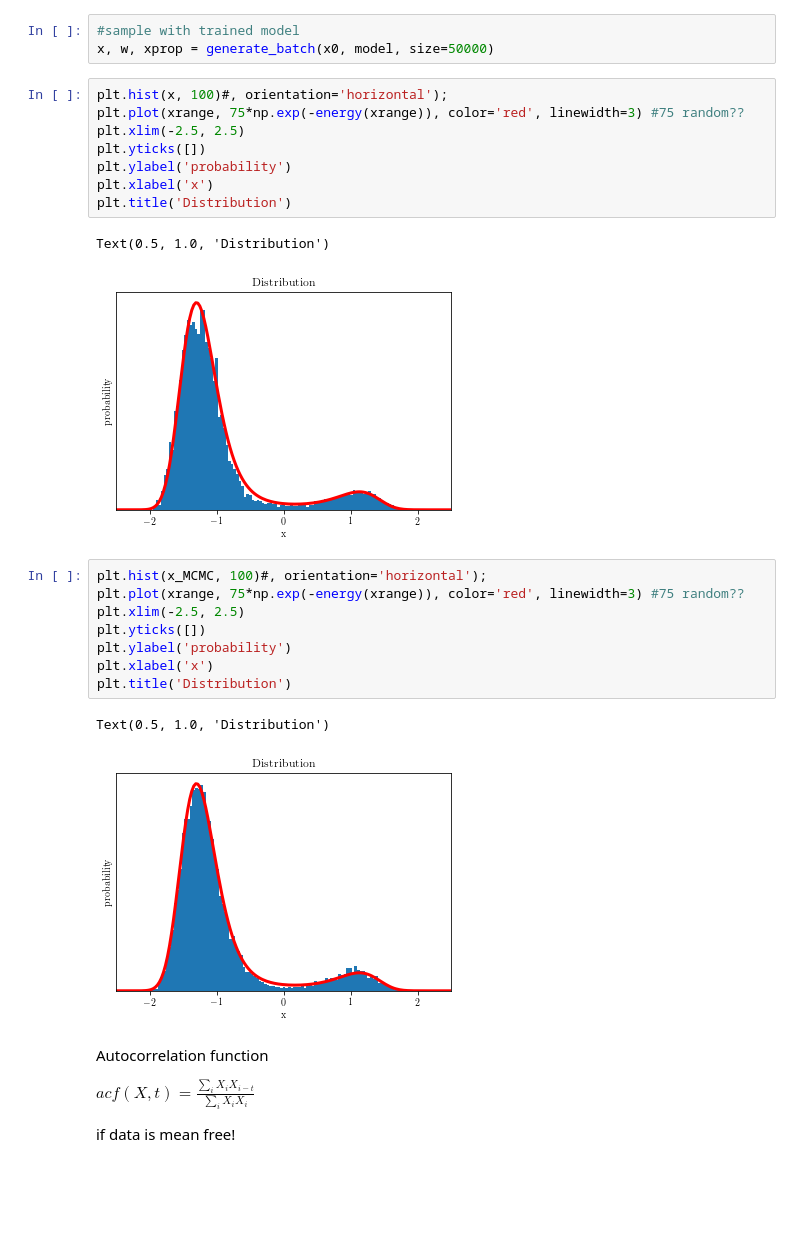
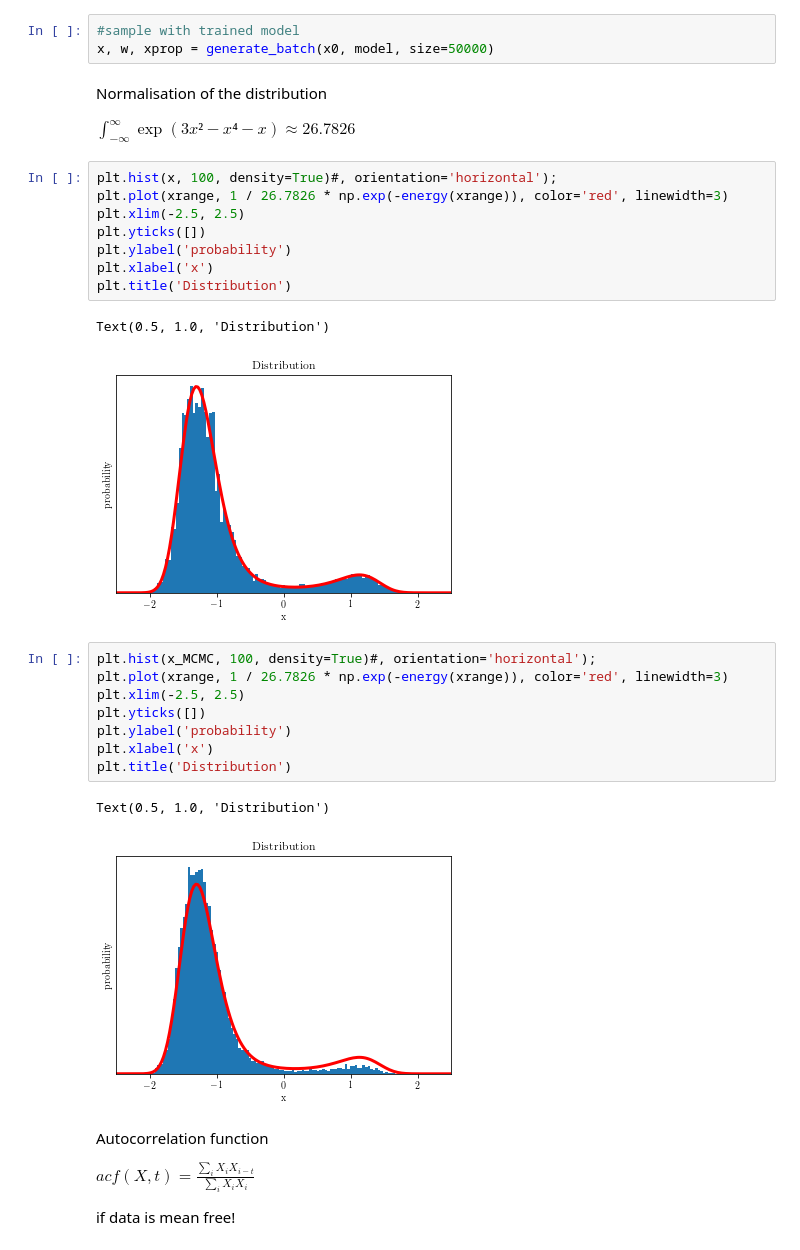
Before and after one commit to LeonKlein/MetroGens, a Jupyter notebook: MetroGens_DoubleWell.ipynb, the cells around one changed output. Cells and saved outputs as stored; diff of their text form; blank space fills up the shorter version.

```diff
--- a/MetroGens_DoubleWell.ipynb
+++ b/MetroGens_DoubleWell.ipynb
@@ -473,9 +473,13 @@ Text(0.5, 0, 'Step')
 # %%
 #sample with trained model
 x, w, xprop = generate_batch(x0, model, size=50000)
+# %% [markdown]
+Normalisation of the distribution
+
+$\int_{-\infty}^{\infty} \exp(3x²-x⁴-x) \approx 26.7826$
 # %%
-plt.hist(x, 100)#, orientation='horizontal');
-plt.plot(xrange, 75*np.exp(-energy(xrange)), color='red', linewidth=3) #75 random??
+plt.hist(x, 100, density=True)#, orientation='horizontal');
+plt.plot(xrange, 1 / 26.7826 * np.exp(-energy(xrange)), color='red', linewidth=3)
 plt.xlim(-2.5, 2.5)
 plt.yticks([])
 plt.ylabel('probability')
@@ -483,18 +487,18 @@ plt.xlabel('x')
 plt.title('Distribution')
 # %% [output]
 Text(0.5, 1.0, 'Distribution')
-[figure, old version]
+[figure, new version]
 # %%
-plt.hist(x_MCMC, 100)#, orientation='horizontal');
-plt.plot(xrange, 75*np.exp(-energy(xrange)), color='red', linewidth=3) #75 random??
+plt.hist(x_MCMC, 100, density=True)#, orientation='horizontal');
+plt.plot(xrange, 1 / 26.7826 * np.exp(-energy(xrange)), color='red', linewidth=3)
 plt.xlim(-2.5, 2.5)
 plt.yticks([])
 plt.ylabel('probability')
 plt.xlabel('x')
 plt.title('Distribution')
 # %% [output]
 Text(0.5, 1.0, 'Distribution')
-[figure, old version]
+[figure, new version]
 # %% [markdown]
 Autocorrelation function
 
```
Also changed, not shown: parts of 9 cells of this notebook, 1 other file.
